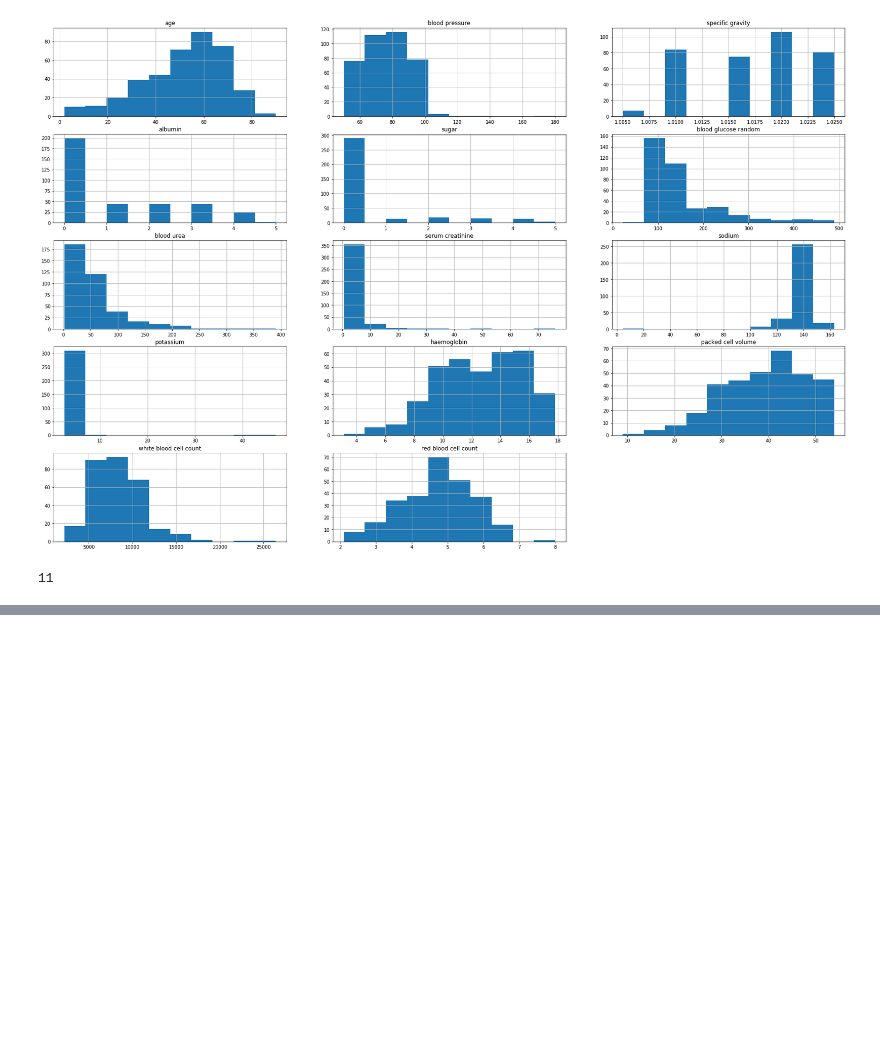
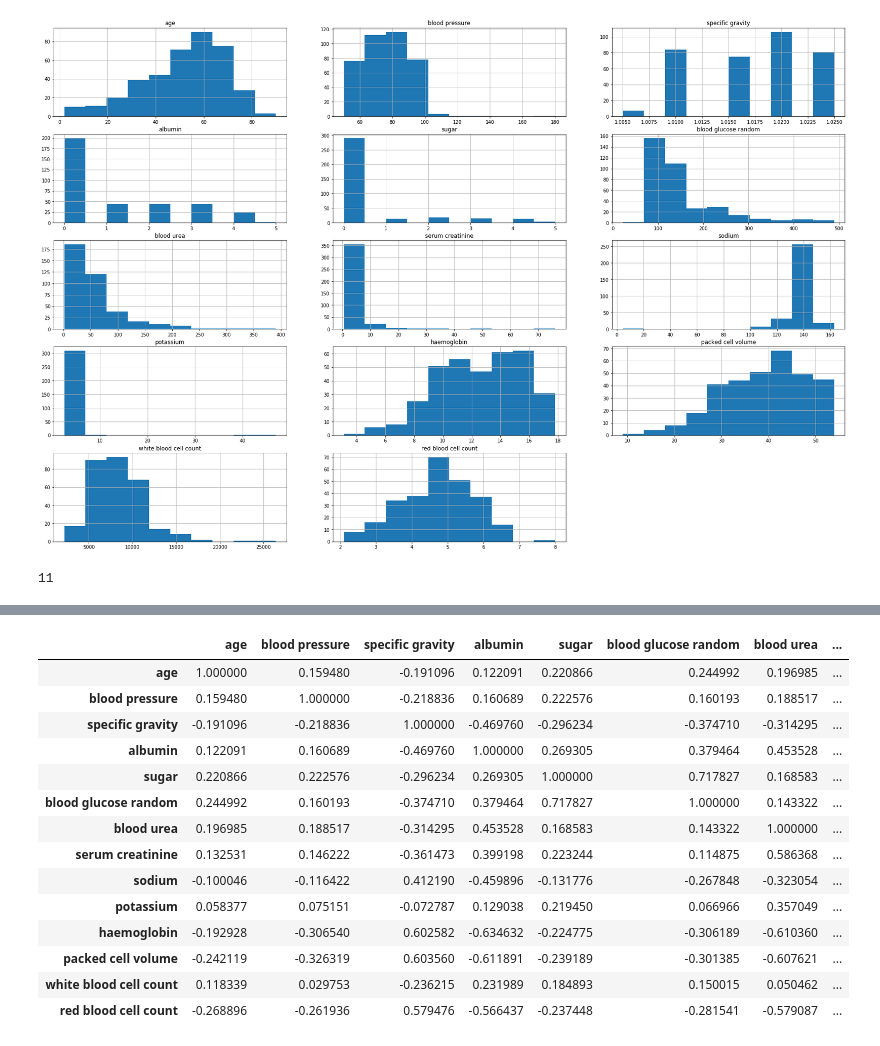
Before and after one commit to ruhulamin005/Predict-status-of-Chronic-kidney-disease, a Jupyter notebook: kidney disease status prediction.ipynb, the cells around one changed output, grey strips where cells are left out. Cells and saved outputs as stored; diff of their text form; code cells hidden in the pictures; blank space fills up the shorter version.

```diff
--- a/kidney disease status prediction.ipynb
+++ b/kidney disease status prediction.ipynb
@@ -250,0 +257,18 @@ ValueError: min() arg is an empty sequence
+# %%
+df.corr()
+# %% [output]
+|  | age | blood pressure | specific gravity | albumin | sugar | blood glucose random | blood urea | ... |
+| age | 1.000000 | 0.159480 | -0.191096 | 0.122091 | 0.220866 | 0.244992 | 0.196985 | ... |
+| blood pressure | 0.159480 | 1.000000 | -0.218836 | 0.160689 | 0.222576 | 0.160193 | 0.188517 | ... |
+| specific gravity | -0.191096 | -0.218836 | 1.000000 | -0.469760 | -0.296234 | -0.374710 | -0.314295 | ... |
+| albumin | 0.122091 | 0.160689 | -0.469760 | 1.000000 | 0.269305 | 0.379464 | 0.453528 | ... |
+| sugar | 0.220866 | 0.222576 | -0.296234 | 0.269305 | 1.000000 | 0.717827 | 0.168583 | ... |
+| blood glucose random | 0.244992 | 0.160193 | -0.374710 | 0.379464 | 0.717827 | 1.000000 | 0.143322 | ... |
+| blood urea | 0.196985 | 0.188517 | -0.314295 | 0.453528 | 0.168583 | 0.143322 | 1.000000 | ... |
+| serum creatinine | 0.132531 | 0.146222 | -0.361473 | 0.399198 | 0.223244 | 0.114875 | 0.586368 | ... |
+| sodium | -0.100046 | -0.116422 | 0.412190 | -0.459896 | -0.131776 | -0.267848 | -0.323054 | ... |
+| potassium | 0.058377 | 0.075151 | -0.072787 | 0.129038 | 0.219450 | 0.066966 | 0.357049 | ... |
+| haemoglobin | -0.192928 | -0.306540 | 0.602582 | -0.634632 | -0.224775 | -0.306189 | -0.610360 | ... |
+| packed cell volume | -0.242119 | -0.326319 | 0.603560 | -0.611891 | -0.239189 | -0.301385 | -0.607621 | ... |
+| white blood cell count | 0.118339 | 0.029753 | -0.236215 | 0.231989 | 0.184893 | 0.150015 | 0.050462 | ... |
+| red blood cell count | -0.268896 | -0.261936 | 0.579476 | -0.566437 | -0.237448 | -0.281541 | -0.579087 | ... |
```
Also changed, not shown: parts of 11 cells of this notebook.
